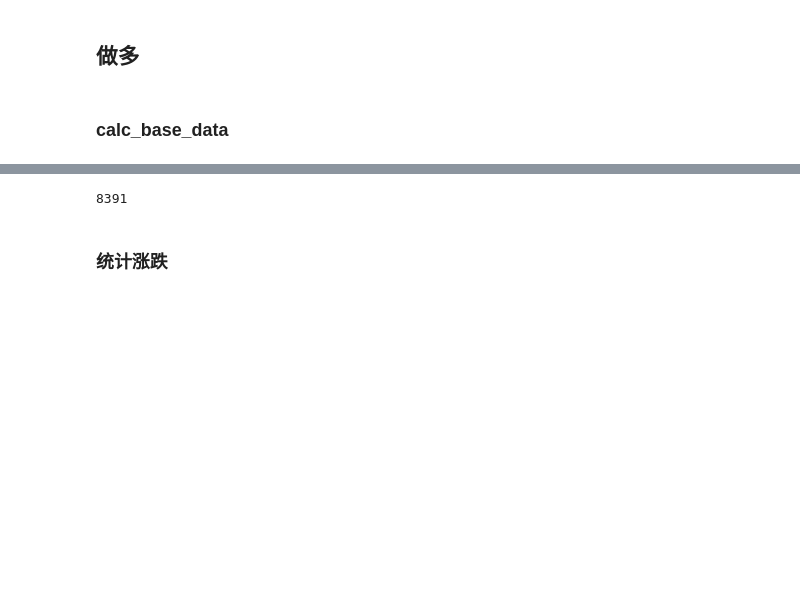
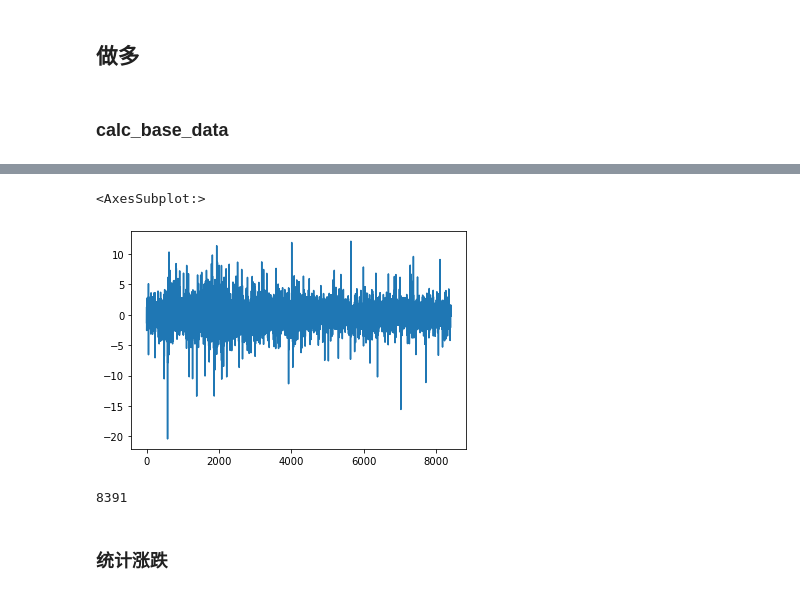
Before and after one commit to nuswgg/quants_qa, a Jupyter notebook: python/Py Quant Trading Practise/测试RB.ipynb, the cells around one changed output, grey strips where cells are left out. Cells and saved outputs as stored; diff of their text form; code cells hidden in the pictures; blank space fills up the shorter version.

```diff
--- a/python/Py Quant Trading Practise/测试RB.ipynb
+++ b/python/Py Quant Trading Practise/测试RB.ipynb
@@ -1158,6 +1303,9 @@ def calc_base_data(klinesC):
 #     klinesC['price_stage'] = klinesC.apply()
     return klinesC
 # %%
-%time base = calc_base_data(klines)
+# %time
+start=datetime.datetime.now()
+base = calc_base_data(klines)
+datetime.datetime.now()-start
 # base=calc_base_data(klines)
 # %% [output]
@@ -1165,3 +1313,8 @@ Wall time: 219 ms
+# %%
+base.pct_chg
+# %% [output]
+<AxesSubplot:>
+[figure, added]
 # %%
 bias=base[['bias1','bias2','bias3','bias4','bias5','bias6','bias7','bias8','bias9']]
 df_ma = base[['df_ma12','df_ma23','df_ma34','df_ma45','df_ma56','df_ma67','df_ma78','df_ma89']]
```
Also changed, not shown: parts of 38 cells of this notebook, 1 other file.
